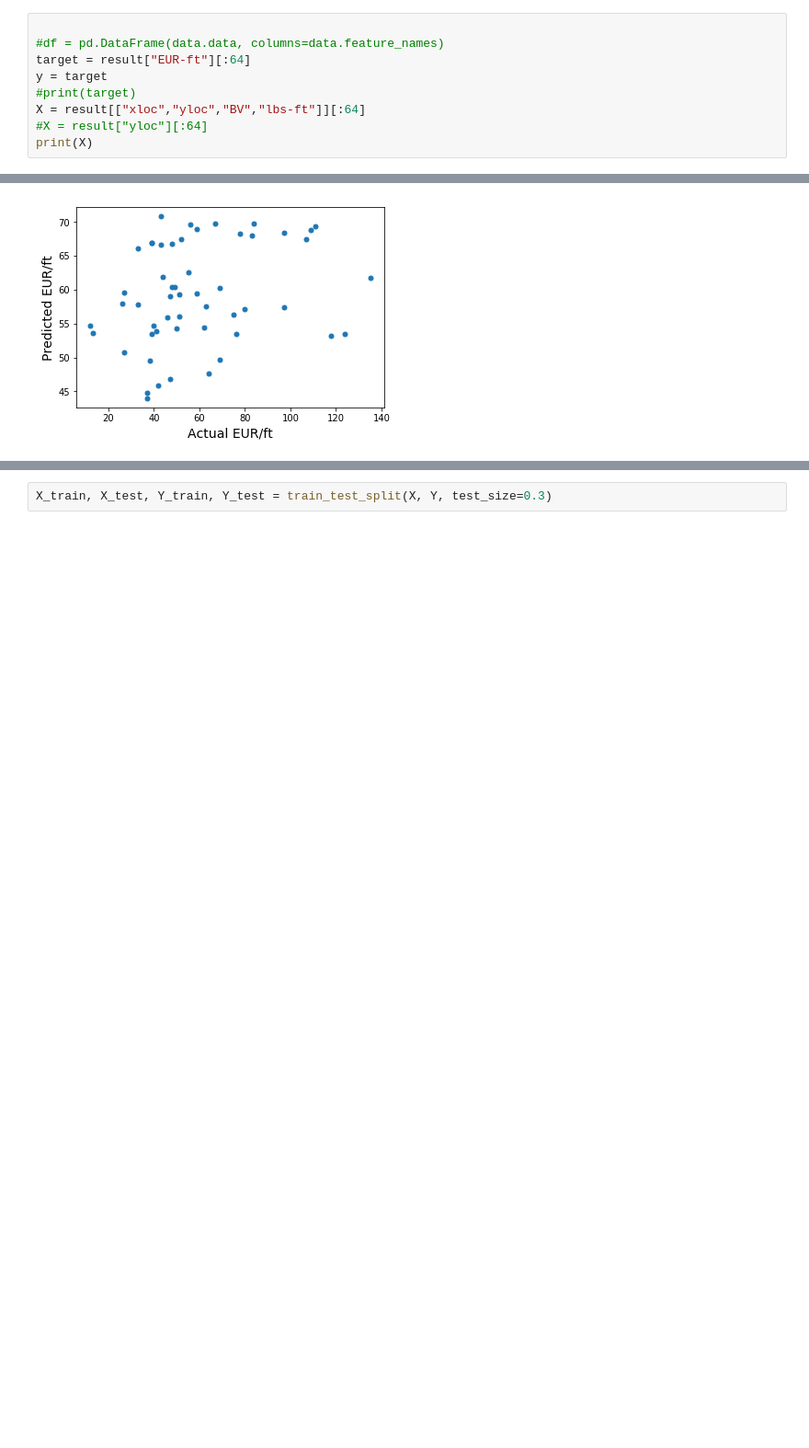
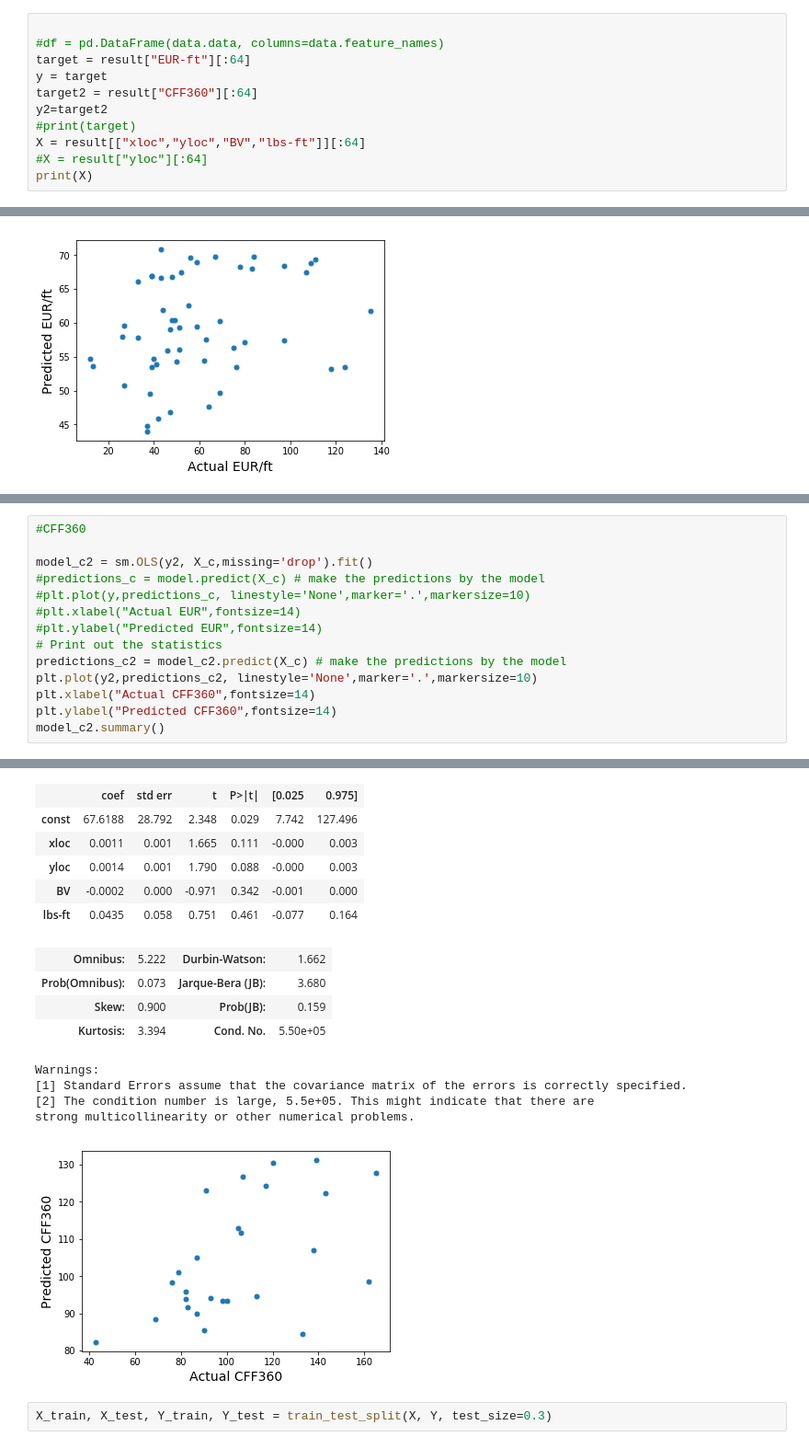
Before and after one commit to Md557/py-datasci, a Jupyter notebook: petroleum well analysis example/Completions-EUR classification.ipynb, the cells around one changed output, grey strips where cells are left out. Shown at 92% size. Drawn from its saved outputs; the diff is of its cells as text; blank space fills up the shorter version.

```diff
--- a/petroleum well analysis example/Completions-EUR classification.ipynb
+++ b/petroleum well analysis example/Completions-EUR classification.ipynb
@@ -96,6 +98,8 @@ This is because no intercept is used. This will be corrected in the next example
 #df = pd.DataFrame(data.data, columns=data.feature_names)
 target = result["EUR-ft"][:64]
 y = target
+target2 = result["CFF360"][:64]
+y2=target2
 #print(target)
 X = result[["xloc","yloc","BV","lbs-ft"]][:64]
 #X = result["yloc"][:64]
@@ -656,0 +784,15 @@ strong multicollinearity or other numerical problems.
+# %%
+#CFF360
+
+model_c2 = sm.OLS(y2, X_c,missing='drop').fit()
+#predictions_c = model.predict(X_c) # make the predictions by the model
+#plt.plot(y,predictions_c, linestyle='None',marker='.',markersize=10)
+#plt.xlabel("Actual EUR",fontsize=14)
+#plt.ylabel("Predicted EUR",fontsize=14)
+# Print out the statistics
+predictions_c2 = model_c2.predict(X_c) # make the predictions by the model
+plt.plot(y2,predictions_c2, linestyle='None',marker='.',markersize=10)
+plt.xlabel("Actual CFF360",fontsize=14)
+plt.ylabel("Predicted CFF360",fontsize=14)
+model_c2.summary()
+# %% [output]
@@ -657,2 +809,17 @@ strong multicollinearity or other numerical problems.
+|  | coef | std err | t | P>|t| | [0.025 | 0.975] |
+| const | 67.6188 | 28.792 | 2.348 | 0.029 | 7.742 | 127.496 |
+| xloc | 0.0011 | 0.001 | 1.665 | 0.111 | -0.000 | 0.003 |
+| yloc | 0.0014 | 0.001 | 1.790 | 0.088 | -0.000 | 0.003 |
+| BV | -0.0002 | 0.000 | -0.971 | 0.342 | -0.001 | 0.000 |
+| lbs-ft | 0.0435 | 0.058 | 0.751 | 0.461 | -0.077 | 0.164 |
+| Omnibus: | 5.222 | Durbin-Watson: | 1.662 |
+| Prob(Omnibus): | 0.073 | Jarque-Bera (JB): | 3.680 |
+| Skew: | 0.900 | Prob(JB): | 0.159 |
+| Kurtosis: | 3.394 | Cond. No. | 5.50e+05 |
+Warnings:
+[1] Standard Errors assume that the covariance matrix of the errors is correctly specified.
+[2] The condition number is large, 5.5e+05. This might indicate that there are
+strong multicollinearity or other numerical problems.
+[figure, added]
 # %%
 X_train, X_test, Y_train, Y_test = train_test_split(X, Y, test_size=0.3)
```
Also changed, not shown: parts of 10 cells of this notebook.
